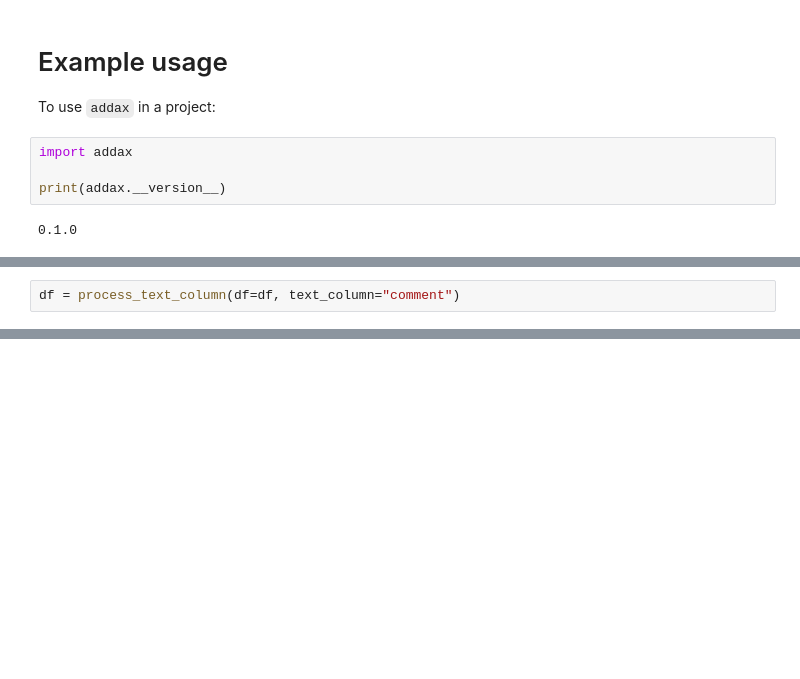
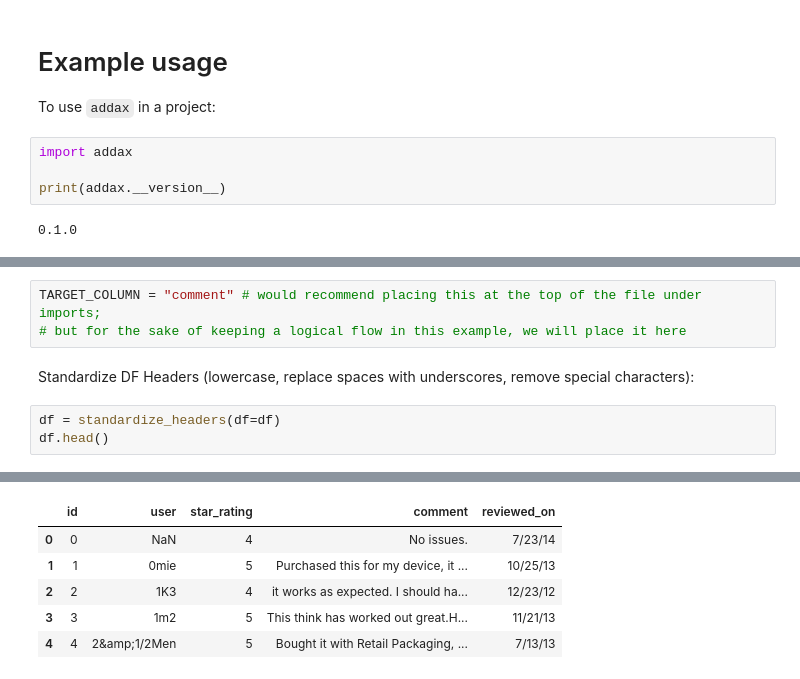
Before and after one commit to dtavizondykstra/addax, a Jupyter notebook: docs/example.ipynb, the cells around one changed output, grey strips where cells are left out. Saved outputs shown, nothing was run; the diff lists cells and outputs as text; blank space fills up the shorter version.

```diff
--- a/docs/example.ipynb
+++ b/docs/example.ipynb
@@ -25,3 +39,9 @@ df = read_csv("/Users/daliatavizon/Downloads/Repos/addax/docs/example_data.csv")
+# %%
+TARGET_COLUMN = "comment" # would recommend placing this at the top of the file under imports;
+# but for the sake of keeping a logical flow in this example, we will place it here
+# %% [markdown]
+Standardize DF Headers (lowercase, replace spaces with underscores, remove special characters):
 # %%
-df = process_text_column(df=df, text_column="comment")
+df = standardize_headers(df=df)
+df.head()
 # %% [output]
@@ -31,0 +49,6 @@ df = process_text_column(df=df, text_column="comment")
+|  | id | user | star_rating | comment | reviewed_on |
+| 0 | 0 | NaN | 4 | No issues. | 7/23/14 |
+| 1 | 1 | 0mie | 5 | Purchased this for my device, it ... | 10/25/13 |
+| 2 | 2 | 1K3 | 4 | it works as expected. I should ha... | 12/23/12 |
+| 3 | 3 | 1m2 | 5 | This think has worked out great.H... | 11/21/13 |
+| 4 | 4 | 2&amp;1/2Men | 5 | Bought it with Retail Packaging, ... | 7/13/13 |
```
Also changed, not shown: parts of 19 cells of this notebook.
